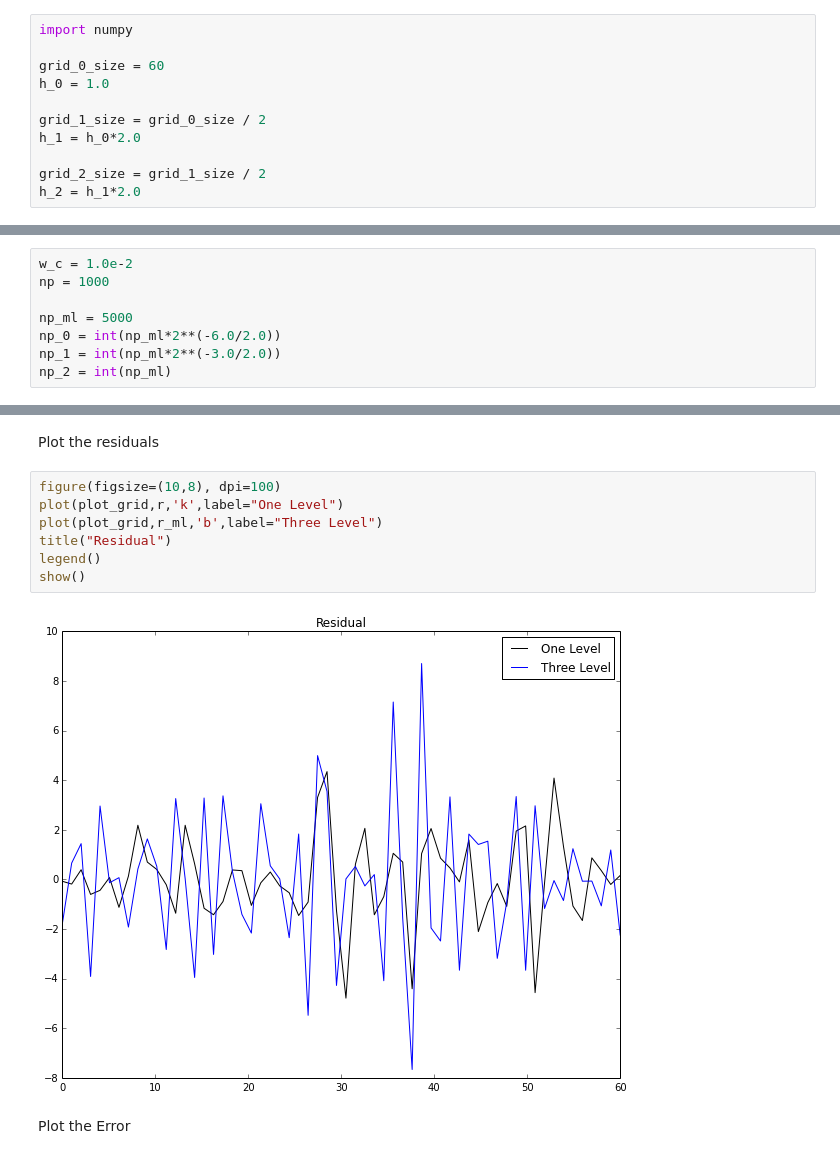
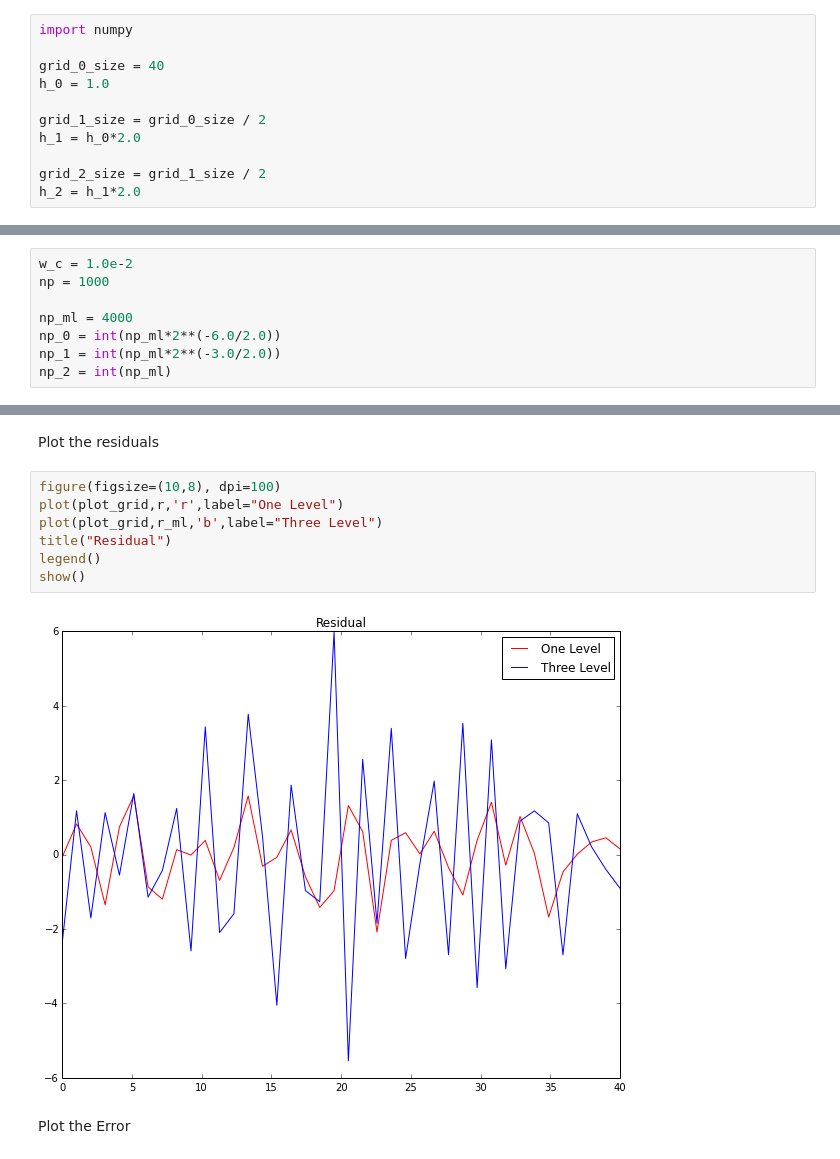
Before and after one commit to ORNL-CEES/MCREX, a Jupyter notebook: notebooks/stuart/three_level_mc.ipynb, the cells around one changed output, grey strips where cells are left out. Cells and saved outputs as stored; diff of their text form.

```diff
--- a/notebooks/stuart/three_level_mc.ipynb
+++ b/notebooks/stuart/three_level_mc.ipynb
@@ -33,7 +33,7 @@ The key behind constructing the multilevel estimate is that separate sets of ran
 # %%
 import numpy
 
-grid_0_size = 60
+grid_0_size = 40
 h_0 = 1.0
 
 grid_1_size = grid_0_size / 2
@@ -117,7 +117,7 @@ Set the weight cutoff and number of histories to compute on each grid.
 w_c = 1.0e-2
 np = 1000
 
-np_ml = 5000
+np_ml = 4000
 np_0 = int(np_ml*2**(-6.0/2.0))
 np_1 = int(np_ml*2**(-3.0/2.0))
 np_2 = int(np_ml)
@@ -248,13 +246,13 @@ show()
 Plot the residuals
 # %%
 figure(figsize=(10,8), dpi=100)
-plot(plot_grid,r,'k',label="One Level")
+plot(plot_grid,r,'r',label="One Level")
 plot(plot_grid,r_ml,'b',label="Three Level")
 title("Residual")
 legend()
 show()
 # %% [output]
-[figure, old version]
+[figure, new version]
 # %% [markdown]
 Plot the Error
 # %%
```
Also changed, not shown: parts of 8 cells of this notebook, 5 other files.
